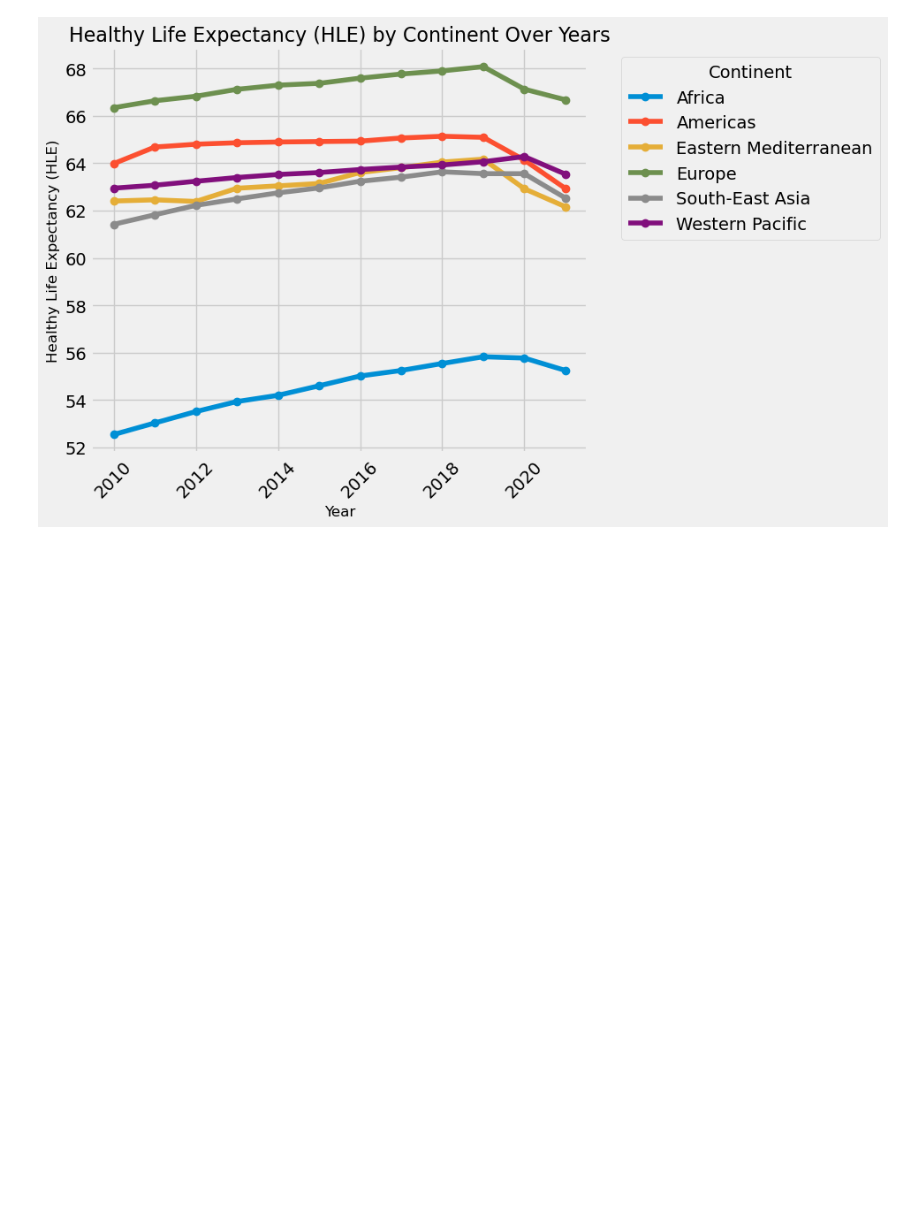
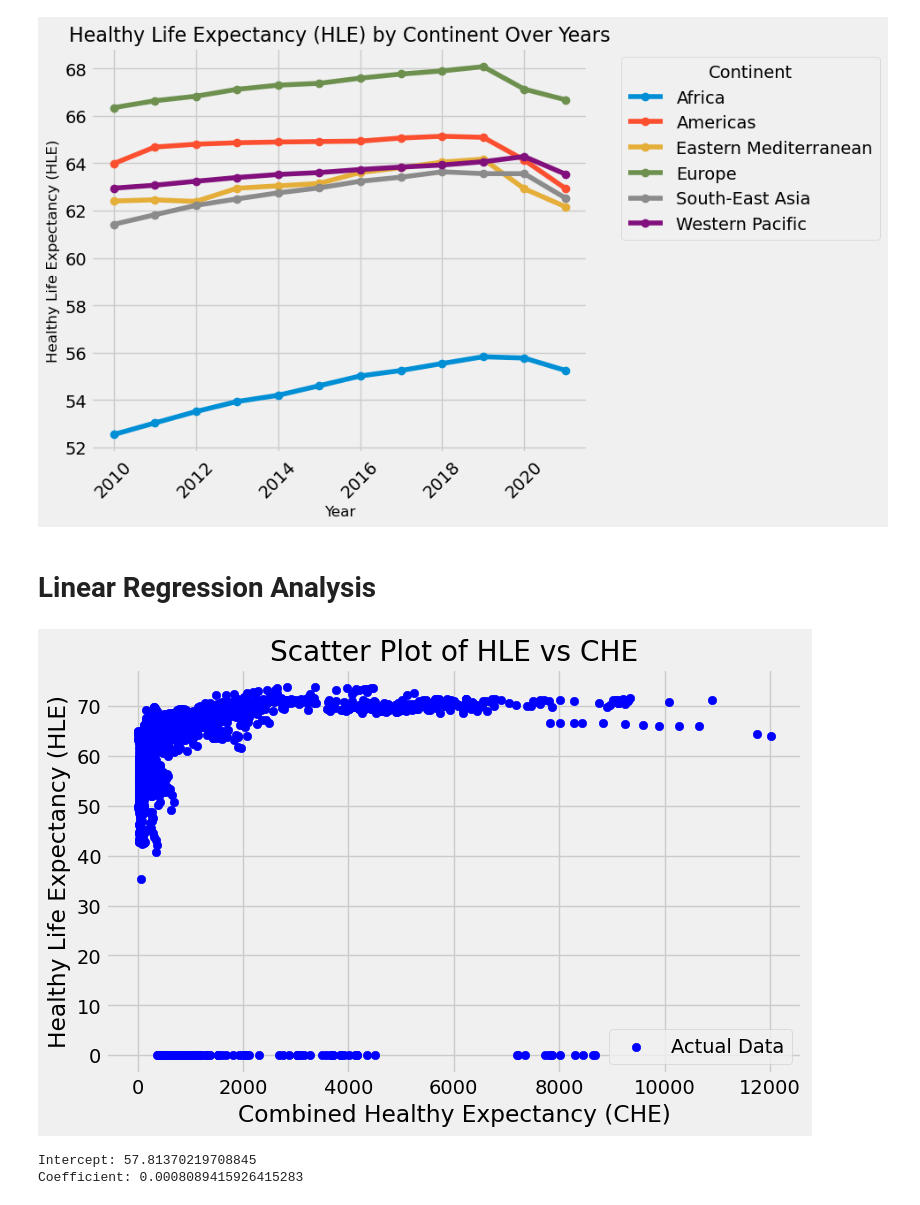
Before and after one commit to christineton/Current_Health_Expenditure_Life_Expectancy_Analysis, a Jupyter notebook: current_health_expenditure_life_expectancy_analysis.ipynb, the cells around one changed output. Cells and saved outputs as stored; diff of their text form; code cells hidden in the pictures; blank space fills up the shorter version.

Commit message:
updated analysis

```diff
--- a/current_health_expenditure_life_expectancy_analysis.ipynb
+++ b/current_health_expenditure_life_expectancy_analysis.ipynb
@@ -236,3 +245,5 @@ Index: []
+# %%
+combined_df.fillna({'Avg HLE':0}, inplace = True)
 # %%
 combined_df.columns = combined_df.columns.str.strip()
 # %% [markdown]
@@ -510,3 +521,5 @@ plt.tight_layout()
 plt.show()
 # %% [output]
 [figure]
+# %% [markdown]
+# Linear Regression Analysis
@@ -512,0 +530,26 @@ plt.show()
+# %%
+plt.figure(figsize=(8, 5))
+plt.scatter(combined_df['CHE per Capita'], combined_df['Avg HLE'], color='blue', label='Actual Data')
+plt.xlabel('Combined Healthy Expectancy (CHE)')
+plt.ylabel('Healthy Life Expectancy (HLE)')
+plt.title('Scatter Plot of HLE vs CHE')
+plt.legend()
+plt.show()
+# %% [output]
+[figure, added]
+# %%
+from sklearn.linear_model import LinearRegression
+
+# Create and fit the model
+model = LinearRegression()
+model.fit(X, y)
+
+# Make predictions
+y_pred = model.predict(X)
+
+# Print coefficients
+print(f'Intercept: {model.intercept_}')
+print(f'Coefficient: {model.coef_[0]}')
+# %% [output]
+Intercept: 57.81370219708845
+Coefficient: 0.0008089415926415283
```
Also changed, not shown: parts of 15 cells of this notebook.
